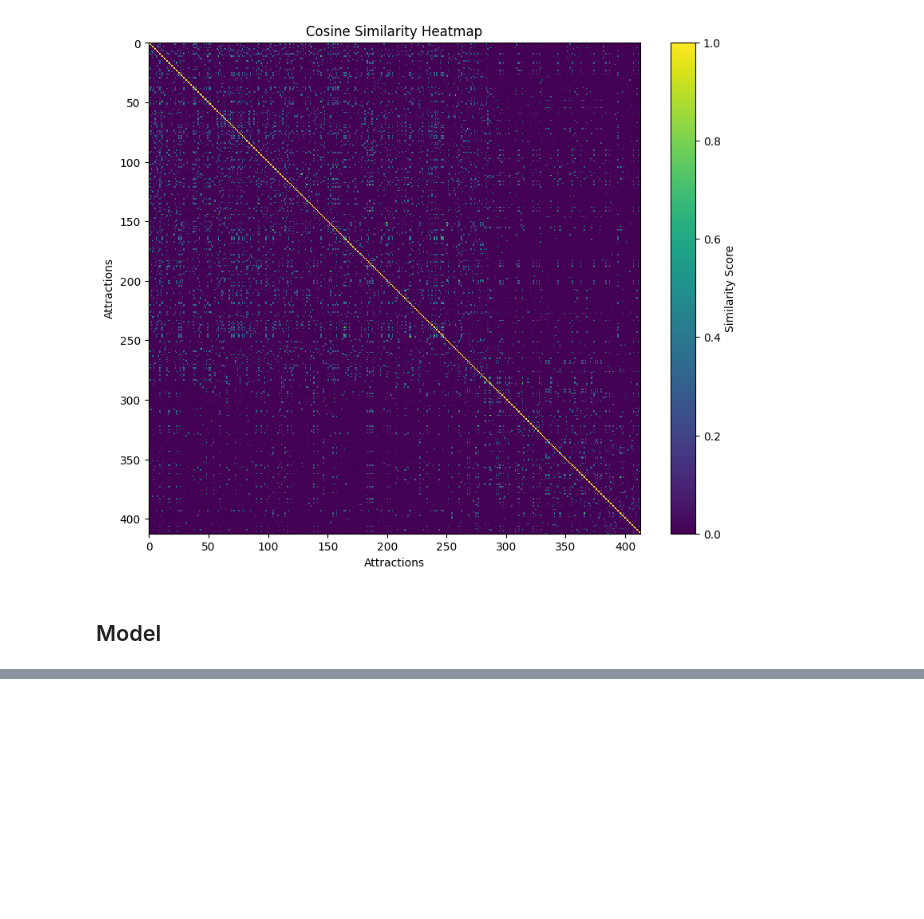
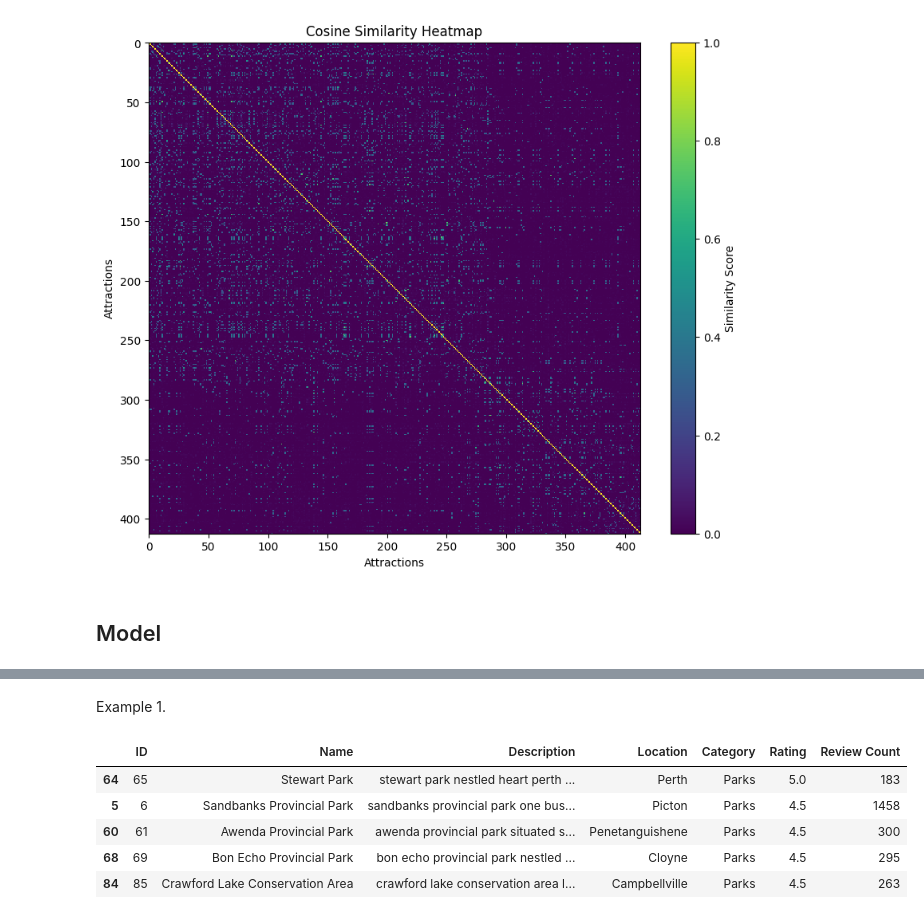
Before and after one commit to bhumikar12/Hidden-Gems-of-Ontario, a Jupyter notebook: Hidden-Gems-Of-Ontario.ipynb, the cells around one changed output, grey strips where cells are left out. Drawn from its saved outputs; the diff is of its cells as text; code cells hidden in the pictures; blank space fills up the shorter version.

```diff
--- a/Hidden-Gems-Of-Ontario.ipynb
+++ b/Hidden-Gems-Of-Ontario.ipynb
@@ -309,0 +357,23 @@ Name: 115, dtype: object
+# %%
+def top_attractions_by_category(category):
+    try:
+        # Filter attractions by the specified category
+        attractions_in_category = df_attractions[df_attractions['Category'] == category]
+
+        # Sort attractions by ratings and review count
+        top_attractions = attractions_in_category.sort_values(by=['Rating', 'Review Count'], ascending=False).head(5)
+
+        return top_attractions
+    except KeyError:
+        print("Category '{}' not found in the dataset.".format(category))
+# %% [markdown]
+Example 1.
+# %%
+top_attractions_by_category('Parks')
+# %% [output]
+|  | ID | Name | Description | Location | Category | Rating | Review Count |
+| 64 | 65 | Stewart Park | stewart park nestled heart perth ... | Perth | Parks | 5.0 | 183 |
+| 5 | 6 | Sandbanks Provincial Park | sandbanks provincial park one bus... | Picton | Parks | 4.5 | 1458 |
+| 60 | 61 | Awenda Provincial Park | awenda provincial park situated s... | Penetanguishene | Parks | 4.5 | 300 |
+| 68 | 69 | Bon Echo Provincial Park | bon echo provincial park nestled ... | Cloyne | Parks | 4.5 | 295 |
+| 84 | 85 | Crawford Lake Conservation Area | crawford lake conservation area l... | Campbellville | Parks | 4.5 | 263 |
```
Also changed, not shown: parts of 19 cells of this notebook.
